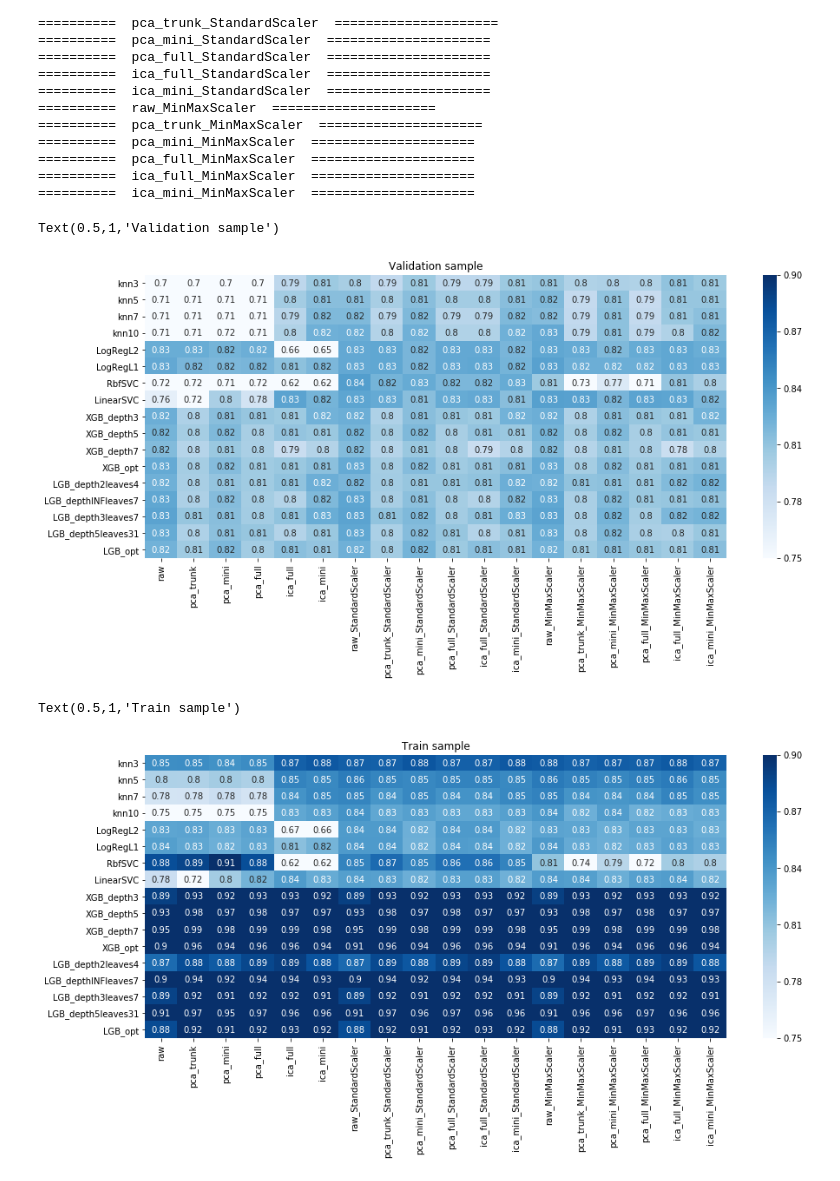
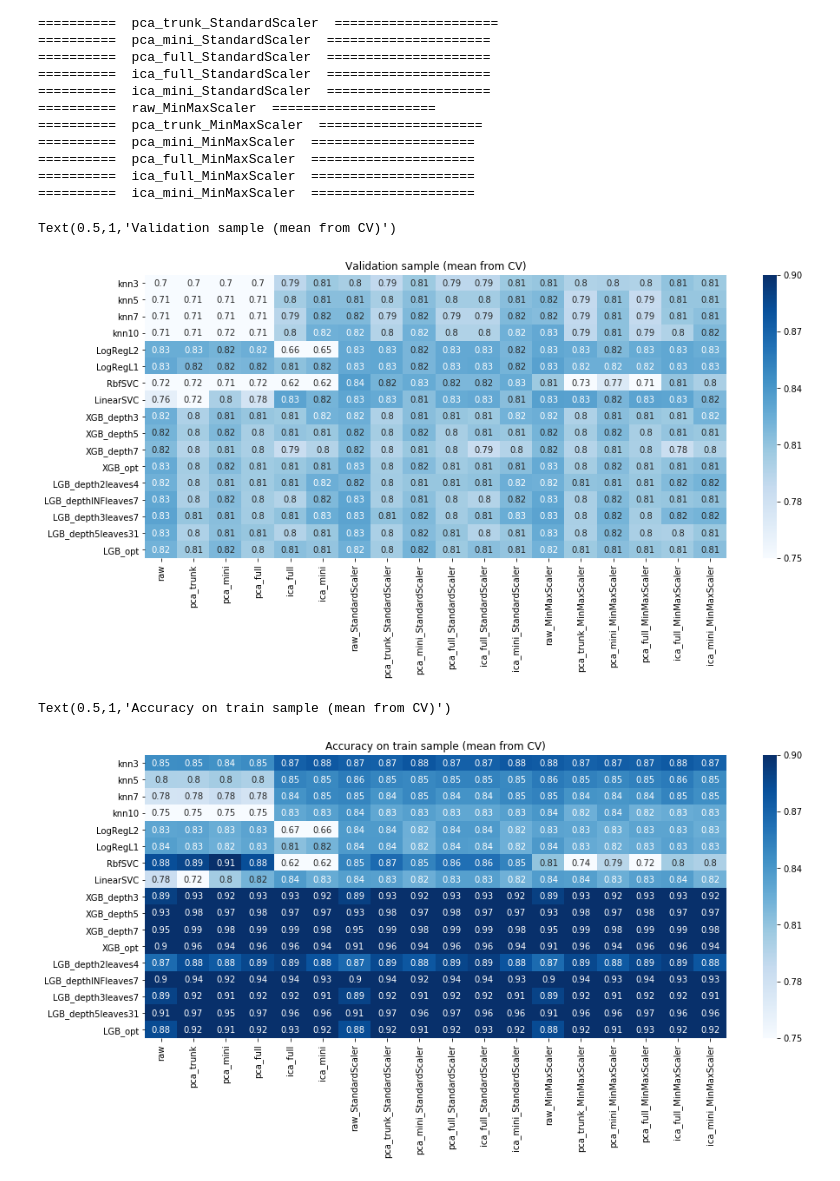
Before and after one commit to mlisovyi/TitanicSurvivalGuide, a Jupyter notebook: Model_Comparison.ipynb, the cells around one changed output. Cells and saved outputs as stored; diff of their text form; code cells hidden in the pictures.

```diff
--- a/Model_Comparison.ipynb
+++ b/Model_Comparison.ipynb
@@ -209,17 +209,17 @@ for t_name in transforms_strings:
 # %%
 plt.figure(figsize=(15,6))
 sns.heatmap(acc_valid_cv_summary, cmap='Blues', annot=True, vmin=0.75, vmax=0.9)
-plt.title('Validation sample')
+plt.title('Accuracy on validation sample (mean from CV)')
 # %% [output]
-Text(0.5,1,'Validation sample')
+Text(0.5,1,'Validation sample (mean from CV)')
-[figure, old version]
+[figure, new version]
 # %%
 plt.figure(figsize=(15,6))
 sns.heatmap(acc_train_cv_summary, cmap='Blues', annot=True, vmin=0.75, vmax=0.9)
-plt.title('Train sample')
+plt.title('Accuracy on train sample (mean from CV)')
 # %% [output]
-Text(0.5,1,'Train sample')
+Text(0.5,1,'Accuracy on train sample (mean from CV)')
-[figure, old version]
+[figure, new version]
 # %%
 plt.figure(figsize=(15,6))
 sns.heatmap(fit_time_cv_summary, cmap='Blues', annot=True, vmin=0.00, vmax=0.05)
```
Also changed, not shown: parts of 7 cells of this notebook.
